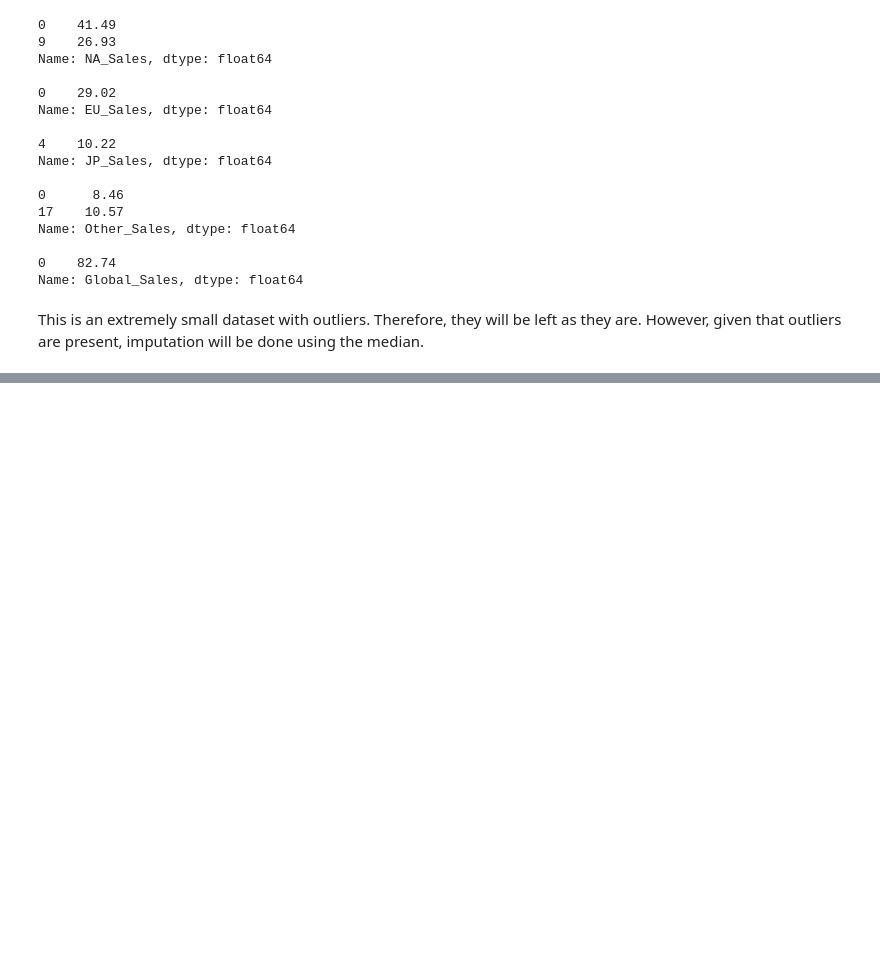
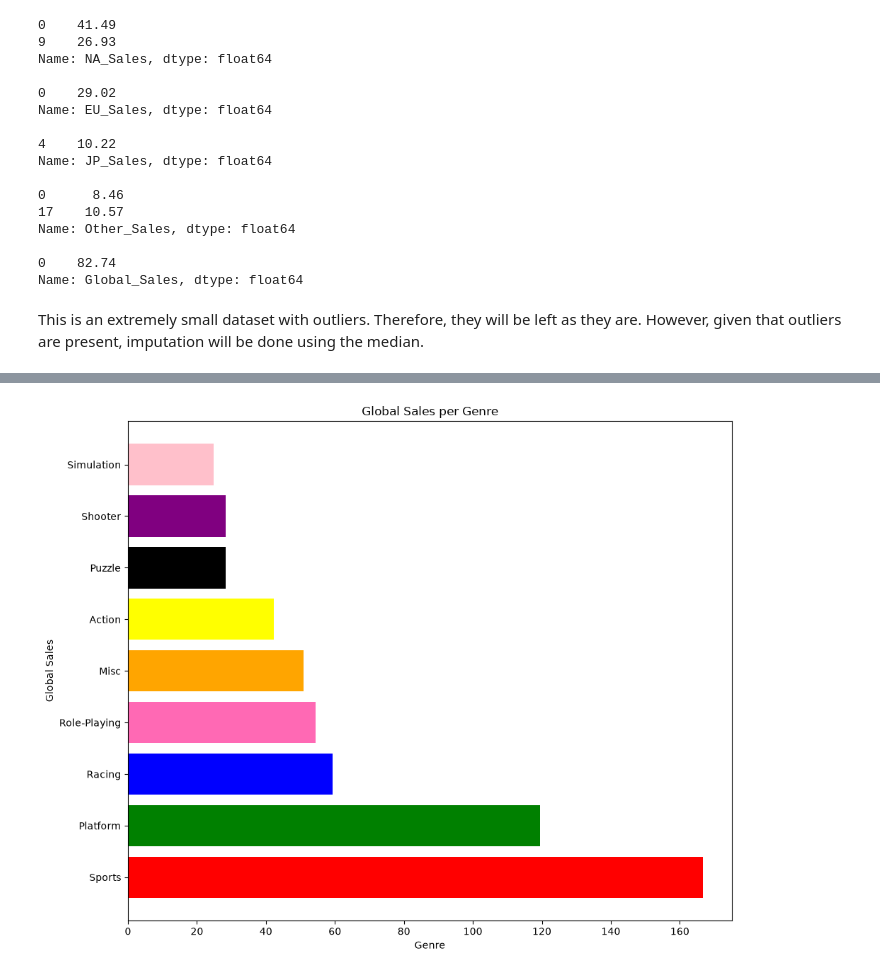
Before and after one commit to Mimi97-aqua/matplotlib_sales_analysis, a Jupyter notebook: analysis.ipynb, the cells around one changed output, grey strips where cells are left out. Drawn from its saved outputs; the diff is of its cells as text; code cells hidden in the pictures; blank space fills up the shorter version.

Commit message:
Add intiial visuals

```diff
--- a/analysis.ipynb
+++ b/analysis.ipynb
@@ -123,3 +123,16 @@ df
 | 16 | 17 | Grand Theft Auto V | PS3 | 2013 | Action | Take-Two Interactive | 7.010 | 9.27 | 0.970 | 4.14 | ... |
 | 17 | 18 | Grand Theft Auto: San Andreas | PS2 | 2004 | Action | Take-Two Interactive | 9.430 | 0.40 | 0.410 | 10.57 | ... |
 | 18 | 19 | Super Mario World | SNES | 1990 | Platform | Nintendo | 11.325 | 3.75 | 3.540 | 0.55 | ... |
+# %%
+colors = ["red", "green", "blue", "hotpink", "orange", "yellow", "black", "purple", "pink"]
+sales_by_genre = df.groupby("Genre")["Global_Sales"].sum().sort_values(ascending=False)
+
+plt.figure(figsize=(10, 8))
+plt.barh(sales_by_genre.index, sales_by_genre.values, color=colors)
+plt.xlabel("Genre")
+plt.ylabel("Global Sales")
+plt.title("Global Sales per Genre")
+plt.tight_layout()
+plt.show()
+# %% [output]
+[figure, added]
```
Also changed, not shown: parts of 1 cell of this notebook.
